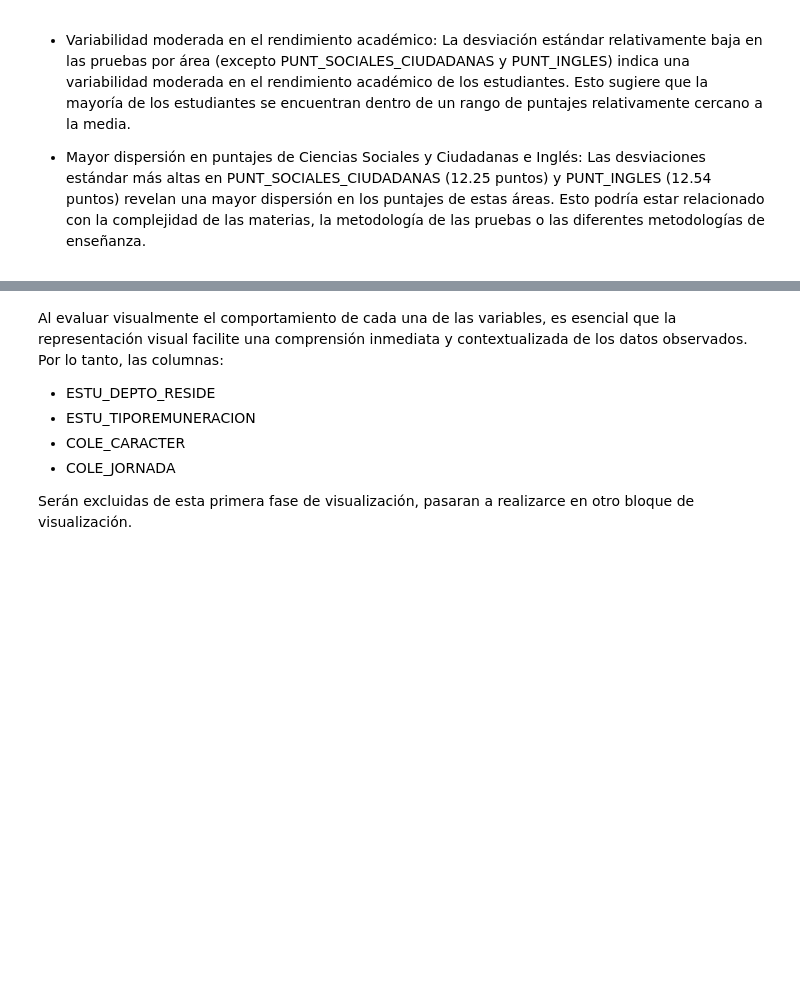
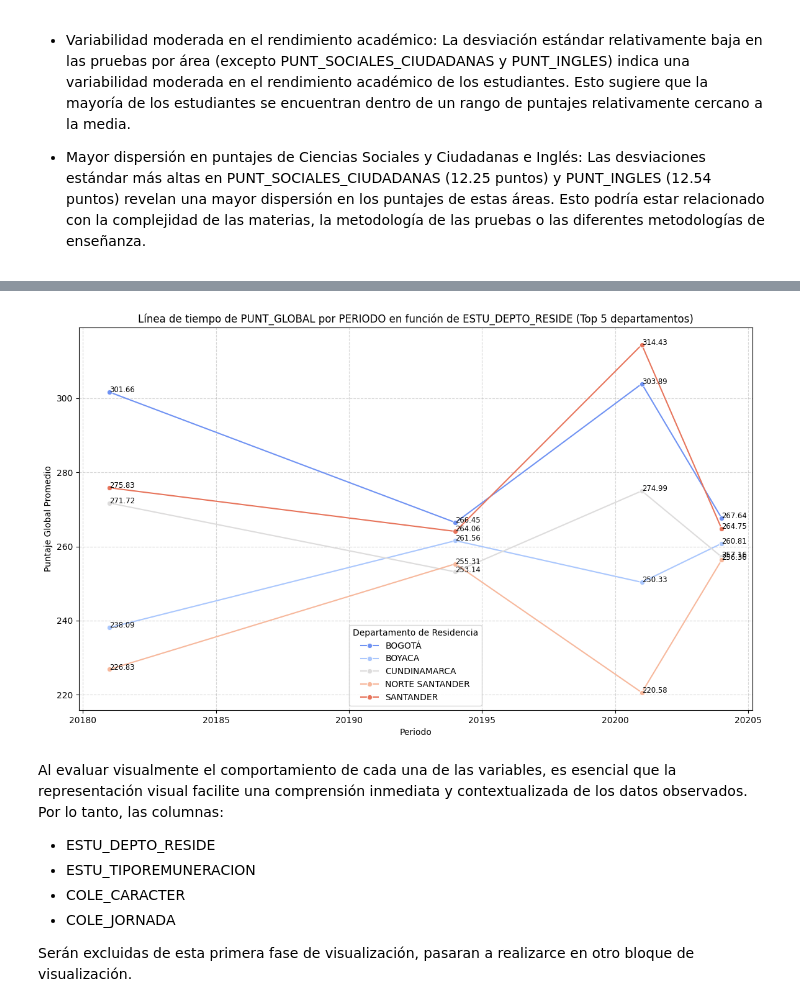
Before and after one commit to wespitia9/AVDV3-219, a Jupyter notebook: Modulo_3-Programacion_Avanzada_y_Automatizacion/Modulo-3_dev.ipynb, the cells around one changed output, grey strips where cells are left out. Drawn from its saved outputs; the diff is of its cells as text; code cells hidden in the pictures; blank space fills up the shorter version.

```diff
--- a/Modulo_3-Programacion_Avanzada_y_Automatizacion/Modulo-3_dev.ipynb
+++ b/Modulo_3-Programacion_Avanzada_y_Automatizacion/Modulo-3_dev.ipynb
@@ -488,8 +499,11 @@ Name: std, dtype: float64
 # Reemplazar valores de registros de ESTU_DEPTO_RESIDE
 
 # Crear un diccionario
-
+replace_dict ={
+            'BOGOTA' : 'BOGOTÁ'
+}
 
 # Implementar la función .replace
+df_acumulado_saber_11['ESTU_DEPTO_RESIDE'].replace(replace_dict, inplace=True)
 # %%
 #Top 5 departamentos con puntajes globales más altos:
@@ -496,34 +526,42 @@ Name: std, dtype: float64
 # %%
 # Calcular los 5 departamentos con puntajes globales más altos
-
+top5_departamentos = df_acumulado_saber_11.groupby('ESTU_DEPTO_RESIDE')['PUNT_GLOBAL'].mean().nlargest(5).index
 
 # Filtrar los datos para incluir solo los departamentos del top 5
-
+datos_top5_departamentos = df_acumulado_saber_11[df_acumulado_saber_11['ESTU_DEPTO_RESIDE'].isin(top5_departamentos)]
 
 # Agrupar datos por periodo y departamento de residencia
-
+punt_global_por_periodo_depto = datos_top5_departamentos.groupby(['PERIODO','ESTU_DEPTO_RESIDE'])['PUNT_GLOBAL'].mean().reset_index()
 
 # Crear la línea de tiempo
+plt.figure(figsize=(14, 8))
 
 # Usar una paleta de colores más atractiva
-
+palette = sns.color_palette("coolwarm", len(top5_departamentos))
 
 # Crear la línea de tiempo con puntos y etiquetas de valor
-
+sns.lineplot(x='PERIODO', y='PUNT_GLOBAL', hue='ESTU_DEPTO_RESIDE', data=punt_global_por_periodo_depto, palette=palette, marker='o')
 
 # Añadir etiquetas de valor a cada punto
-
+for line in range(0, punt_global_por_periodo_depto.shape[0]):
+    plt.text(punt_global_por_periodo_depto.PERIODO[line], punt_global_por_periodo_depto.PUNT_GLOBAL[line],
+             round(punt_global_por_periodo_depto.PUNT_GLOBAL[line], 2), horizontalalignment='left', size='small', color='black')
 
 # Configurar el gráfico
-
+plt.title('Línea de tiempo de PUNT_GLOBAL por PERIODO en función de ESTU_DEPTO_RESIDE (Top 5 departamentos)')
+plt.xlabel('Periodo')
+plt.ylabel('Puntaje Global Promedio')
 
 # Añadir una grilla de fondo para facilitar la lectura
-
+plt.grid(True, which='both', linestyle='--', alpha=0.5)
 
 # Configurar la leyenda para mejorar la presentación
-
+plt.legend(title='Departamento de Residencia')
 
 # Mostrar el gráfico
+plt.show()
+# %% [output]
+[figure, added]
 # %%
 # Top 5 colegios con puntajes globales más altos:
 # %%
```
Also changed, not shown: parts of 2 cells of this notebook.
